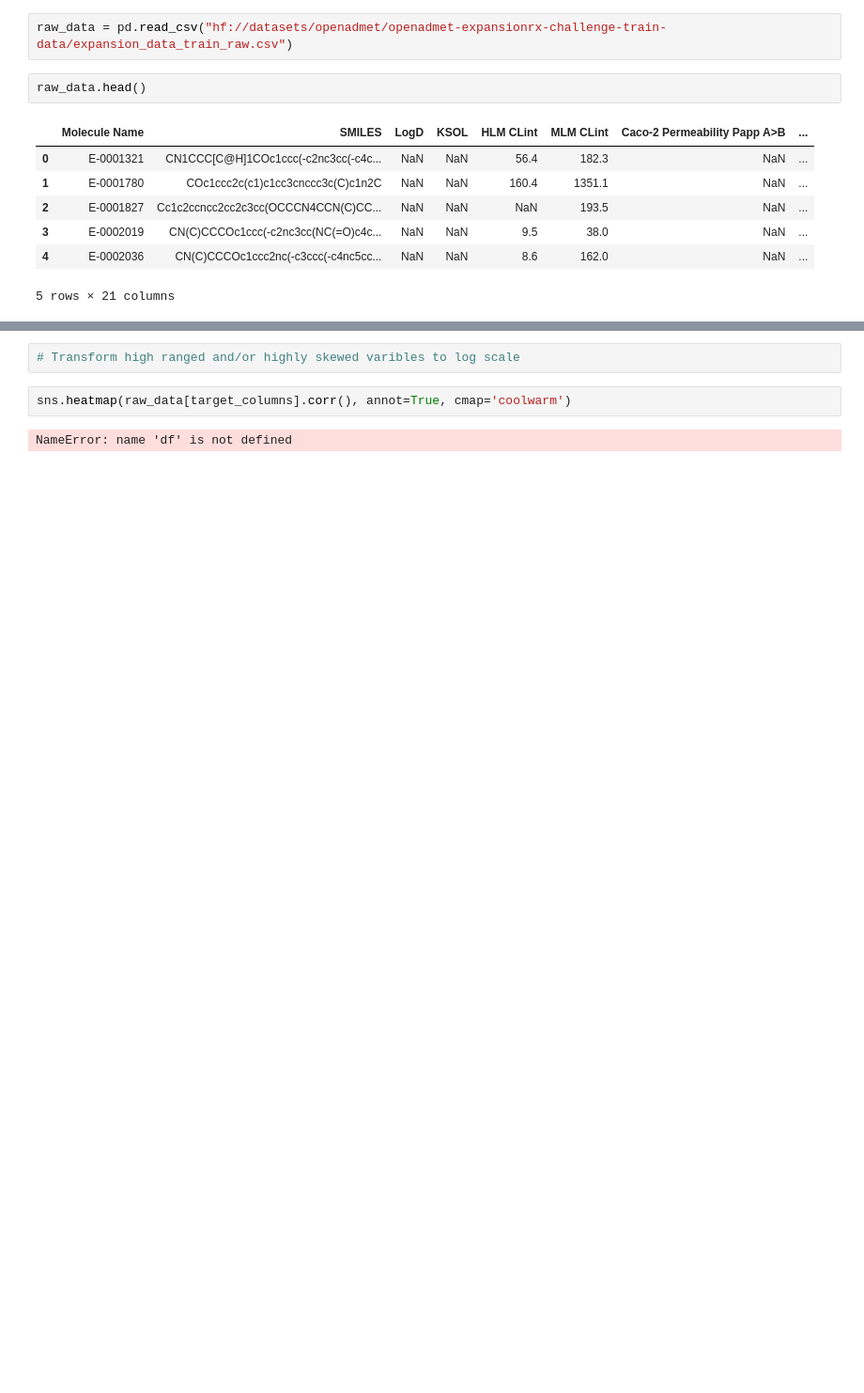
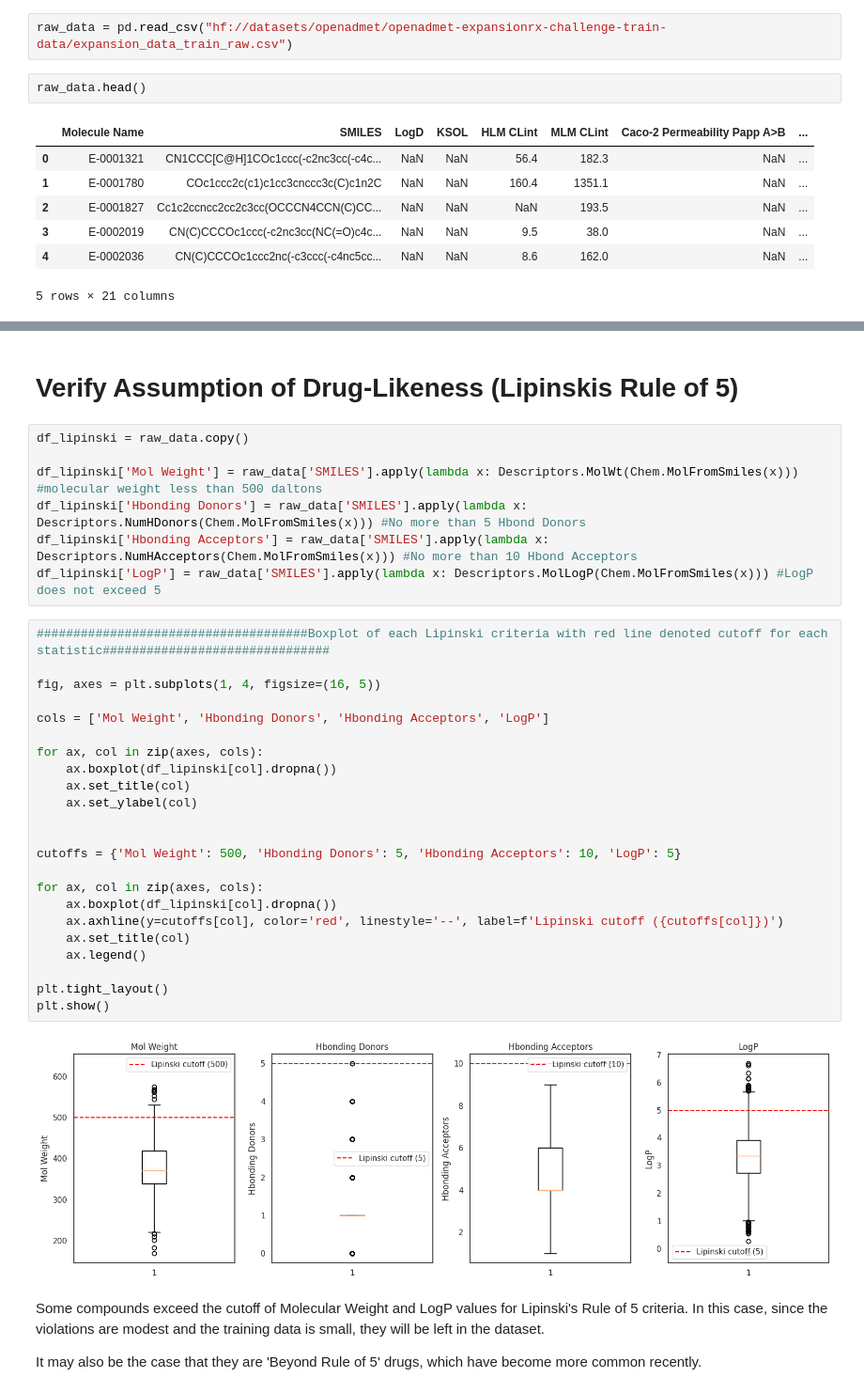
Before and after one commit to JacobMastrandrea/ADMET-Drug-Predictor, a Jupyter notebook: EDA.ipynb, the cells around one changed output, grey strips where cells are left out. Shown at 94% size. Cells and saved outputs as stored; diff of their text form; blank space fills up the shorter version.

Commit message:
Checking assumptions of drug likeness using Lipinski's rule of 5

```diff
--- a/EDA.ipynb
+++ b/EDA.ipynb
@@ -44,9 +49,41 @@ raw_data.describe()
 | 75% | 2.900000 | 260.000000 | 44.200000 | 585.975000 | 19.425000 | 2.890000 | 20.250000 | 8.975000 | ... |
 | max | 5.200000 | 325.000000 | 2589.900000 | 10354.800000 | 51.410000 | 105.640000 | 87.600000 | 99.230000 | ... |
 [figure]
-# %%
-# Transform high ranged and/or highly skewed varibles to log scale
-# %%
-sns.heatmap(raw_data[target_columns].corr(), annot=True, cmap='coolwarm')
-# %% [output]
-NameError: name 'df' is not defined
+# %% [markdown]
+# Verify Assumption of Drug-Likeness (Lipinskis Rule of 5)
+# %%
+df_lipinski = raw_data.copy()
+
+df_lipinski['Mol Weight'] = raw_data['SMILES'].apply(lambda x: Descriptors.MolWt(Chem.MolFromSmiles(x))) #molecular weight less than 500 daltons
+df_lipinski['Hbonding Donors'] = raw_data['SMILES'].apply(lambda x: Descriptors.NumHDonors(Chem.MolFromSmiles(x))) #No more than 5 Hbond Donors
+df_lipinski['Hbonding Acceptors'] = raw_data['SMILES'].apply(lambda x: Descriptors.NumHAcceptors(Chem.MolFromSmiles(x))) #No more than 10 Hbond Acceptors
+df_lipinski['LogP'] = raw_data['SMILES'].apply(lambda x: Descriptors.MolLogP(Chem.MolFromSmiles(x))) #LogP does not exceed 5
+# %%
+#####################################Boxplot of each Lipinski criteria with red line denoted cutoff for each statistic###############################
+
+fig, axes = plt.subplots(1, 4, figsize=(16, 5))
+
+cols = ['Mol Weight', 'Hbonding Donors', 'Hbonding Acceptors', 'LogP']
+
+for ax, col in zip(axes, cols):
+    ax.boxplot(df_lipinski[col].dropna())
+    ax.set_title(col)
+    ax.set_ylabel(col)
+
+
+cutoffs = {'Mol Weight': 500, 'Hbonding Donors': 5, 'Hbonding Acceptors': 10, 'LogP': 5}
+
+for ax, col in zip(axes, cols):
+    ax.boxplot(df_lipinski[col].dropna())
+    ax.axhline(y=cutoffs[col], color='red', linestyle='--', label=f'Lipinski cutoff ({cutoffs[col]})')
+    ax.set_title(col)
+    ax.legend()
+
+plt.tight_layout()
+plt.show()
+# %% [output]
+[figure, added]
+# %% [markdown]
+Some compounds exceed the cutoff of Molecular Weight and LogP values for Lipinski's Rule of 5 criteria. In this case, since the violations are modest and the training data is small, they will be left in the dataset.
+
+It may also be the case that they are 'Beyond Rule of 5' drugs, which have become more common recently.
```
Also changed, not shown: parts of 2 cells of this notebook.
